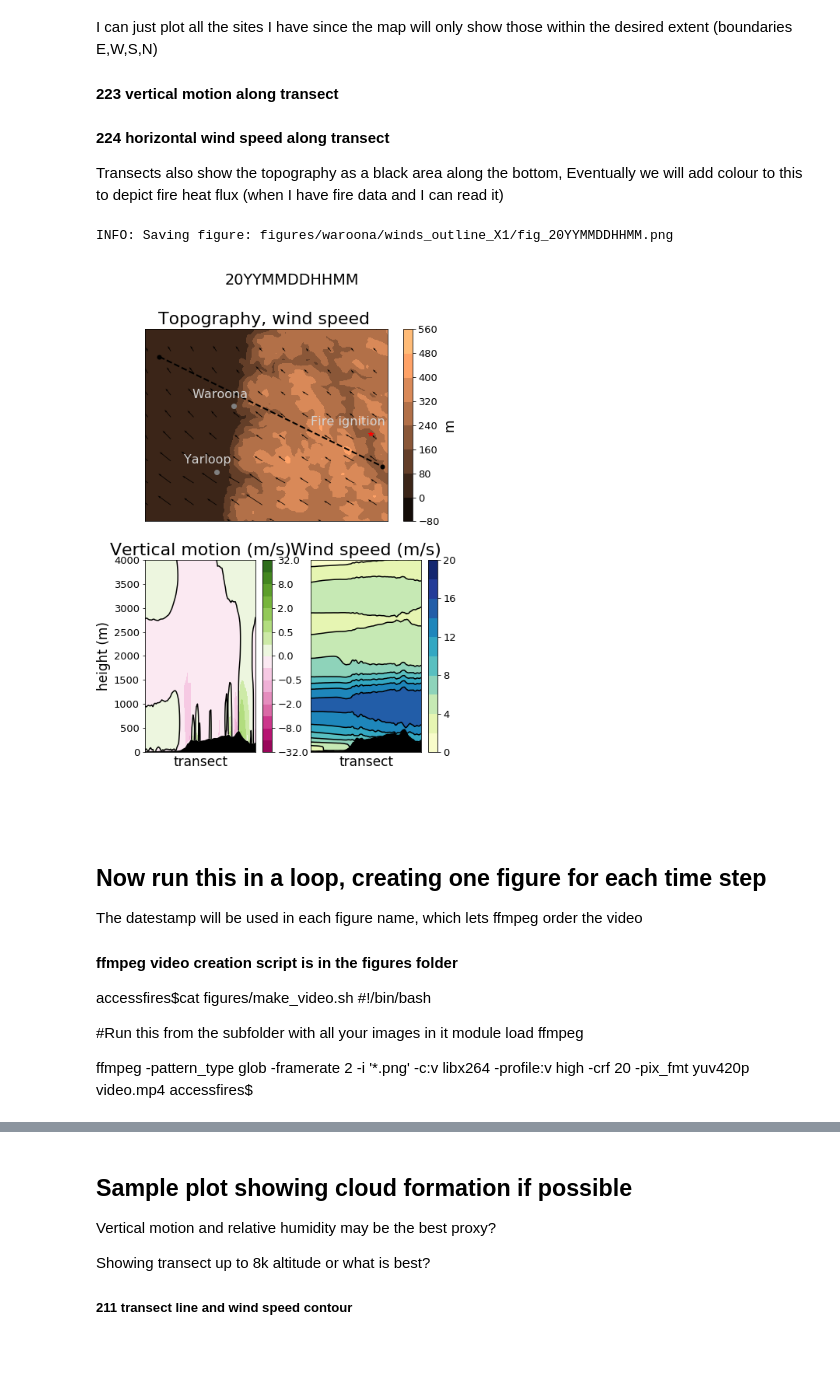
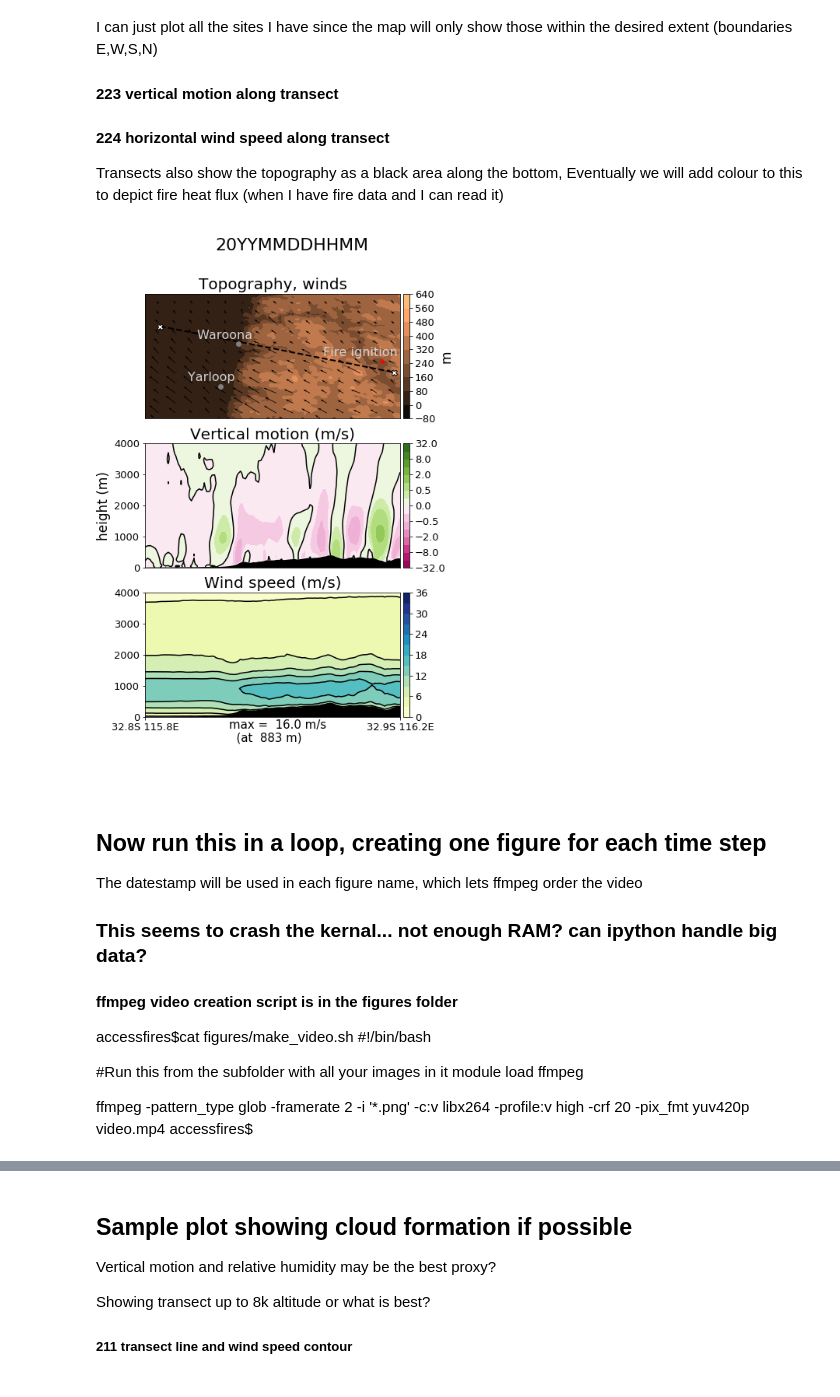
Before and after one commit to jibbals/accessfires, a Jupyter notebook: animators.ipynb, the cells around one changed output, grey strips where cells are left out. Cells and saved outputs as stored; diff of their text form; code cells hidden in the pictures; blank space fills up the shorter version.

Commit message:
wind outline loops through jupyter working

```diff
--- a/animators.ipynb
+++ b/animators.ipynb
@@ -178,22 +219,25 @@ def winds_2panel(data,tstep,
 # %%
 # Lets check the output
 ## EXAMPLE
 
-data = waroona
-extentname='waroona'
-vectorskip=10
+#data = waroona
+#extentname='waroona'
+#vectorskip=10
 
-tstep=0
-pname = winds_2panel(data,tstep,
-                     extentname=extentname,vectorskip=vectorskip)
+#tstep=0
+pname="figures/waroona/winds_outline_X1/fig_20YYMMDDHHMM.png"
+#pname = winds_2panel(data,tstep,
+#                     extentname=extentname,vectorskip=vectorskip)
+
 Image(filename=pname)
 # %% [output]
-INFO: Saving figure: figures/waroona/winds_outline_X1/fig_20YYMMDDHHMM.png
-[figure, old version]
+[figure, new version]
 # %% [markdown]
 ## Now run this in a loop, creating one figure for each time step
 
 The datestamp will be used in each figure name, which lets ffmpeg order the video
+
+### This seems to crash the kernal... not enough RAM? can ipython handle big data?
 
 #### ffmpeg video creation script is in the figures folder
 
```
Also changed, not shown: parts of 9 cells of this notebook, 6 other files.
